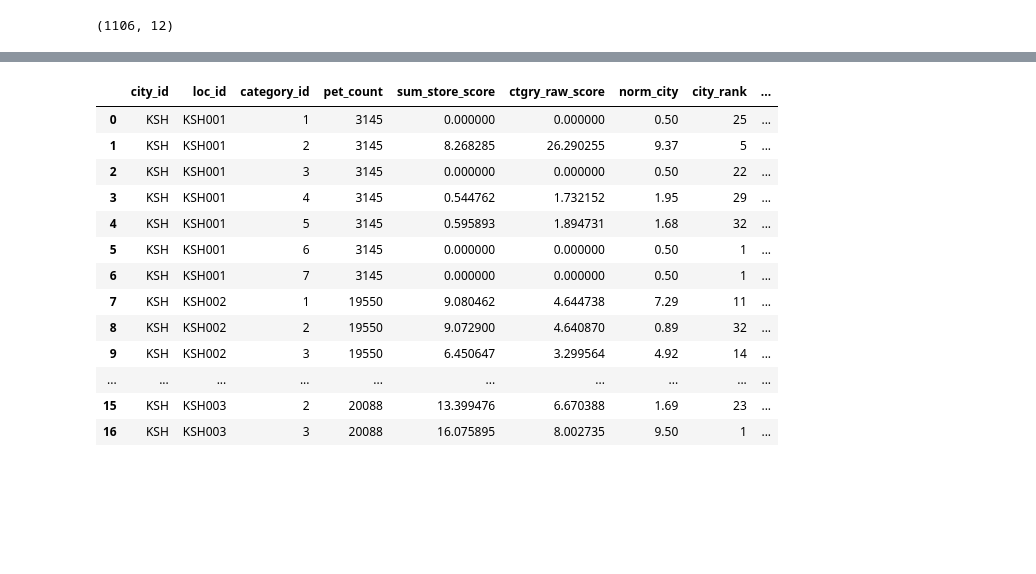
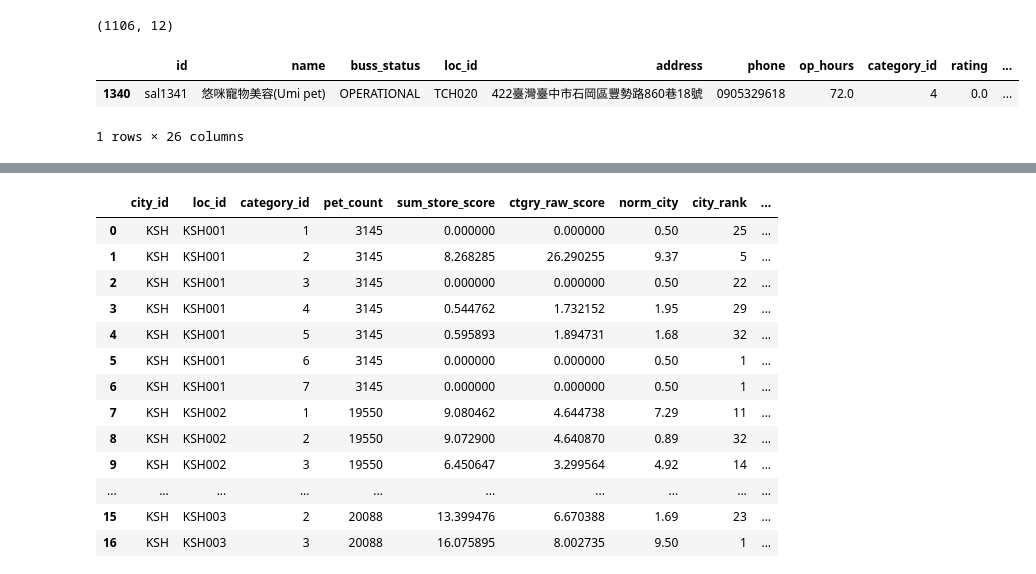
Before and after one commit to refinism-B/TJR103-Group-1-Project, a Jupyter notebook: code/1_bevis/compute_m.ipynb, the cells around one changed output, grey strips where cells are left out. Saved outputs shown, nothing was run; the diff lists cells and outputs as text; code cells hidden in the pictures; blank space fills up the shorter version.

```diff
--- a/code/1_bevis/compute_m.ipynb
+++ b/code/1_bevis/compute_m.ipynb
@@ -204,3 +204,13 @@ df_ctgry_score = T_calculate_category_raw_score(df_pet=df_pet, df_main=df_main,
 df_ctgry_score.shape
 # %% [output]
 (1106, 12)
+# %%
+df_copy = df_main.copy()
+mask1 = df_copy["category_id"] == "4"
+mask2 = df_copy["loc_id"] == "TCH020"
+
+df_copy[mask1 & mask2]
+# %% [output]
+|  | id | name | buss_status | loc_id | address | phone | op_hours | category_id | rating | ... |
+| 1340 | sal1341 | 悠咪寵物美容(Umi pet) | OPERATIONAL | TCH020 | 422臺灣臺中市石岡區豐勢路860巷18號 | 0905329618 | 72.0 | 4 | 0.0 | ... |
+1 rows × 26 columns
```
Also changed, not shown: parts of 2 cells of this notebook, 6 other files.
